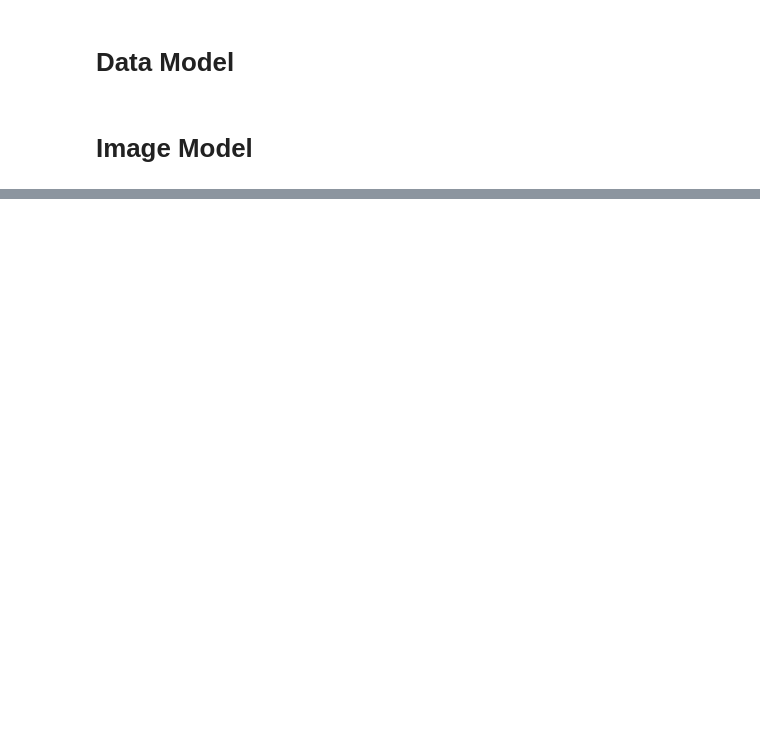
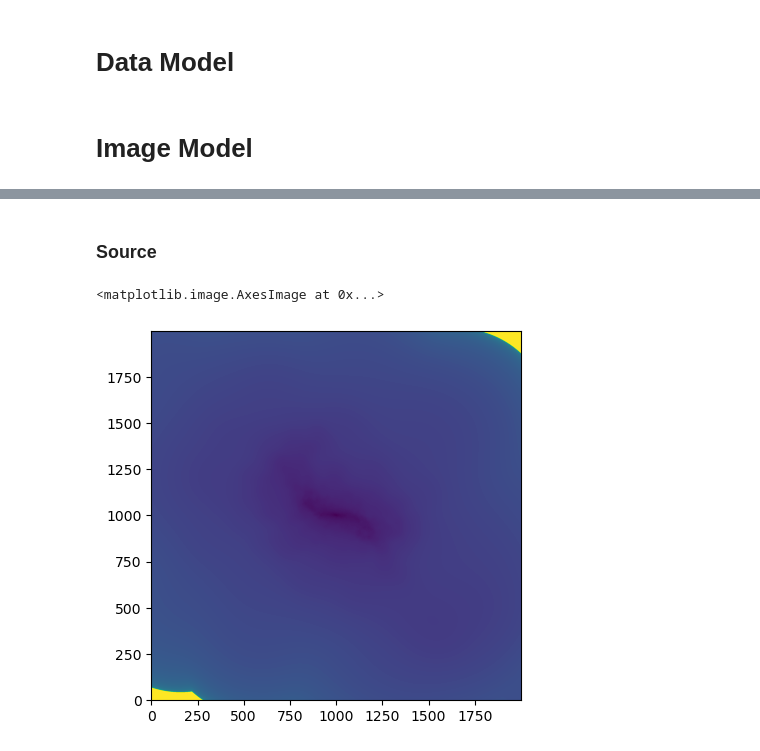
Before and after one commit to tylerjhughes/DarkLensAI, a Jupyter notebook: notebooks/main_lens_model.ipynb, the cells around one changed output, grey strips where cells are left out. Drawn from its saved outputs; the diff is of its cells as text; code cells hidden in the pictures; blank space fills up the shorter version.

```diff
--- a/notebooks/main_lens_model.ipynb
+++ b/notebooks/main_lens_model.ipynb
@@ -178,0 +236,10 @@ plt.show()
+# %% [markdown]
+### Source
+# %%
+with h5py.File('../data/test_images/grid_halo_TNG50-1_50_658_jwstf090w_edge.hdf5', 'r') as f:
+    source_image = f['grid'][:]
+
+plt.imshow(source_image, origin='lower')
+# %% [output]
+<matplotlib.image.AxesImage at 0x...>
+[figure, added]
```
Also changed, not shown: parts of 17 cells of this notebook, 8 other files.
